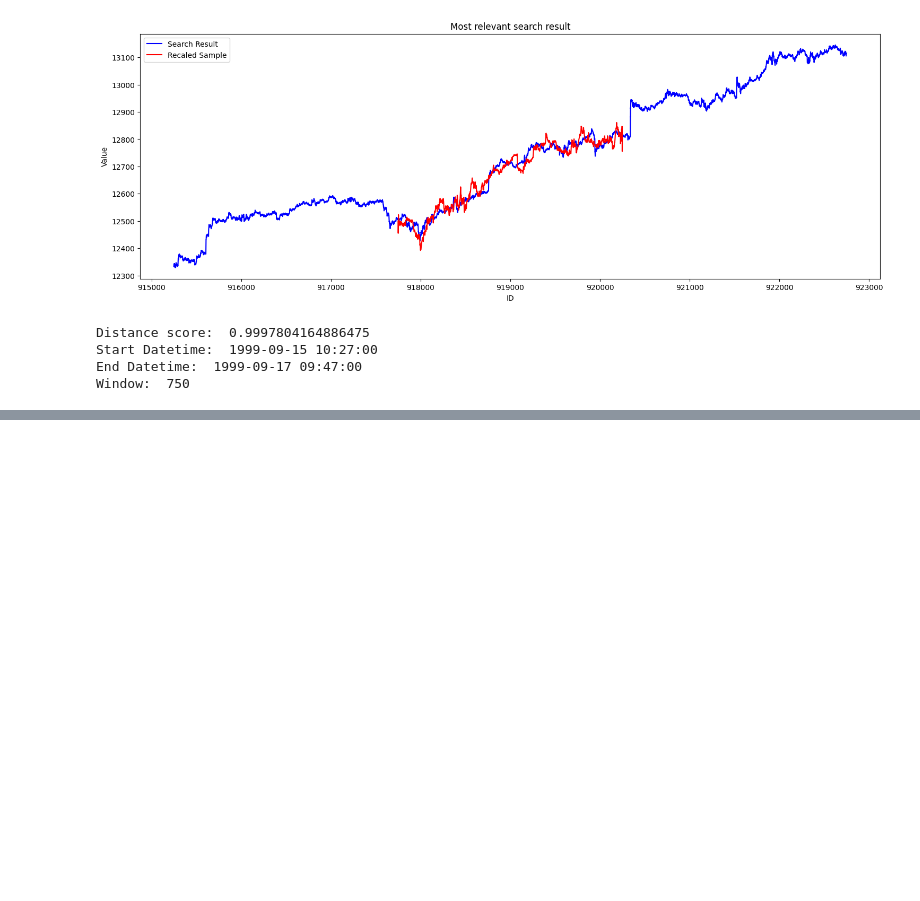
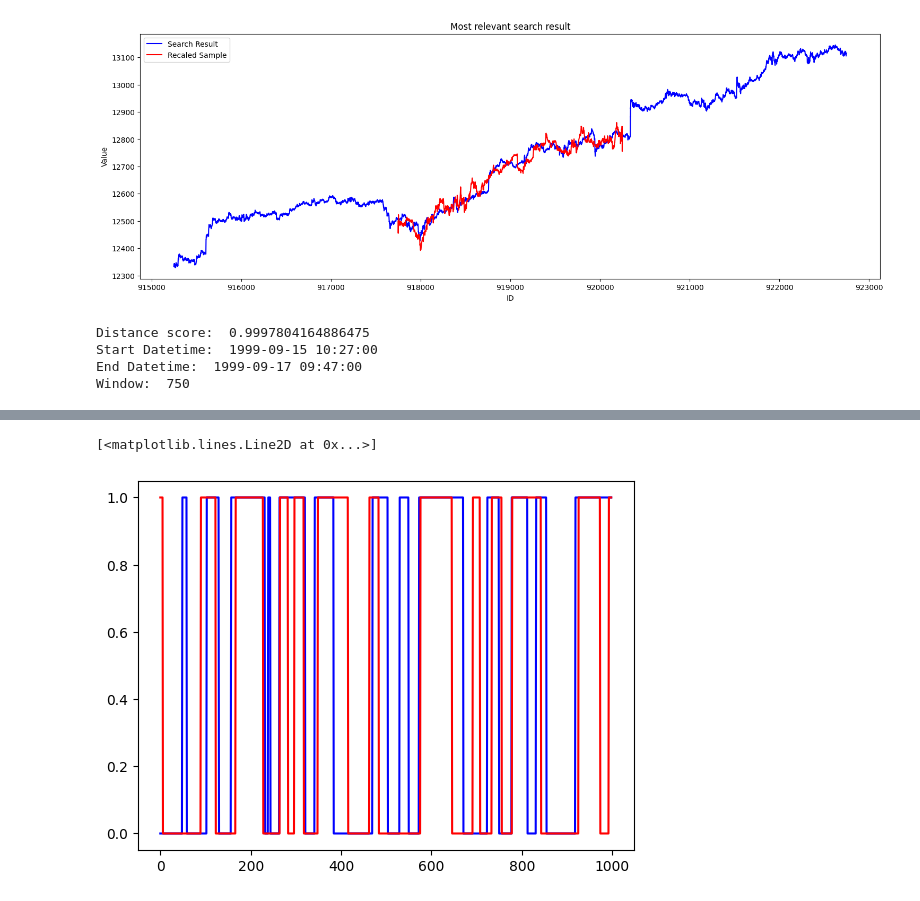
Before and after one commit to AI-General/Data_Analysis, a Jupyter notebook: mainNotebook.ipynb, the cells around one changed output, grey strips where cells are left out. Saved outputs shown, nothing was run; the diff lists cells and outputs as text; code cells hidden in the pictures; blank space fills up the shorter version.

```diff
--- a/mainNotebook.ipynb
+++ b/mainNotebook.ipynb
@@ -259,0 +319,6 @@ Window:  750
+# %%
+plt.plot(embedding1, color='blue')
+plt.plot(embedding2, color='red')
+# %% [output]
+[<matplotlib.lines.Line2D at 0x...>]
+[figure, added]
```
Also changed, not shown: parts of 16 cells of this notebook, 11 other files.
